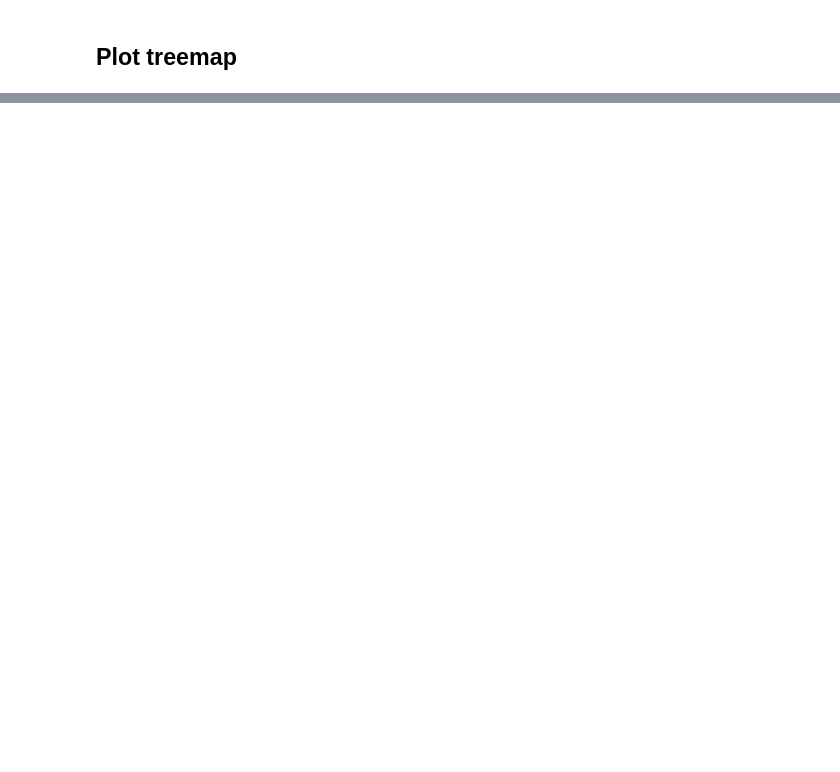
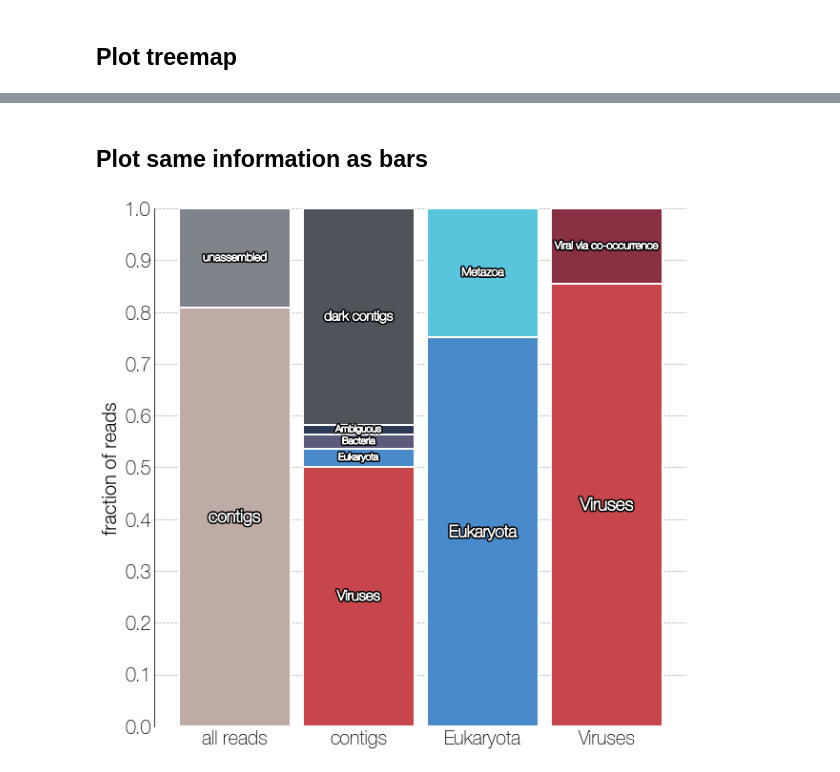
Before and after one commit to czbiohub-sf/california-mosquito-study, a Jupyter notebook: scripts/read_accounting.ipynb, the cells around one changed output, grey strips where cells are left out. Cells and saved outputs as stored; diff of their text form; code cells hidden in the pictures; blank space fills up the shorter version.

```diff
--- a/scripts/read_accounting.ipynb
+++ b/scripts/read_accounting.ipynb
@@ -348,0 +556,56 @@ plt.show()
+# %% [markdown]
+## Plot same information as bars
+# %%
+reads,_=extract_nested_reads(one_tree)
+
+fig = plt.figure(figsize=(10,10),facecolor='w') ## new figure
+gs = gridspec.GridSpec(1,1,wspace=0.01,hspace=0.01) ## using gridspec
+
+ax=plt.subplot(gs[0],facecolor='w') ## new canvas
+
+xlabels=[]
+cmap=mpl.cm.tab10
+
+effects=[path_effects.Stroke(linewidth=4, foreground='k'),
+         path_effects.Stroke(linewidth=1, foreground='w')]
+
+for g,group in enumerate(reads):
+    G=reads[group]
+    children=sorted([ch for ch in G['children']] if 'children' in G else [],key=lambda k: -reads[k]['read_count'])
+
+    if len(children)>0:
+        Rs={ch:reads[ch]['read_count'] for ch in children}
+
+        if len(children)==1:
+            children.append(group)
+            Rs[group]=G['read_count']-sum(Rs.values())
+
+#         sorted_ch=sorted(Rs.keys(),key=lambda k: -Rs[k])
+        sorted_ch=sorted(Rs.keys(),key=lambda k: (k=='dark contigs',-Rs[k]))
+        Rs=[Rs[x] for x in sorted_ch]
+        for r,R in enumerate(Rs):
+            bottom=sum(Rs[:r])/sum(Rs)
+            height=R/sum(Rs)
+
+            if R>1e3:
+                ax.text(len(xlabels),bottom+height/2,sorted_ch[r],size=10+height*10,ha='center',va='center',path_effects=effects,zorder=100)
+            fc=reads[sorted_ch[r]]['colour']
+            ax.bar(len(xlabels),height,bottom=bottom,facecolor=fc,edgecolor='w',width=0.9,lw=2,zorder=100)
+
+        xlabels.append(group)
+
+ax.set_xticks(range(len(xlabels)))
+ax.set_xticklabels(xlabels,rotation=0)
+
+ax.set_ylabel('fraction of reads',size=20)
+
+ax.yaxis.set_major_locator(mpl.ticker.MultipleLocator(0.1))
+ax.tick_params(size=0,labelsize=20)
+
+ax.grid(axis='y',ls='--',zorder=0)
+[ax.spines[loc].set_visible(False) for loc in ax.spines if loc not in ['left']]
+
+ax.set_ylim(-0.001,1.001)
+plt.show()
+# %% [output]
+[figure, added]
```
Also changed, not shown: parts of 15 cells of this notebook, 3 other files.
